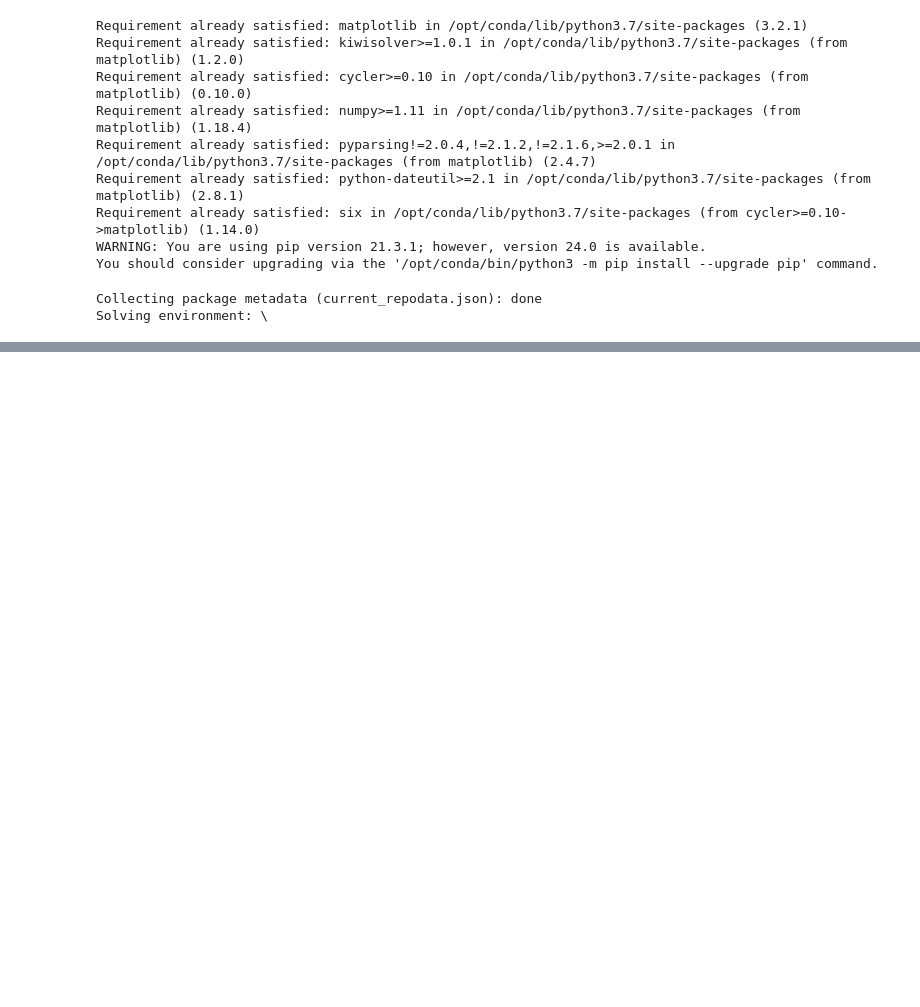
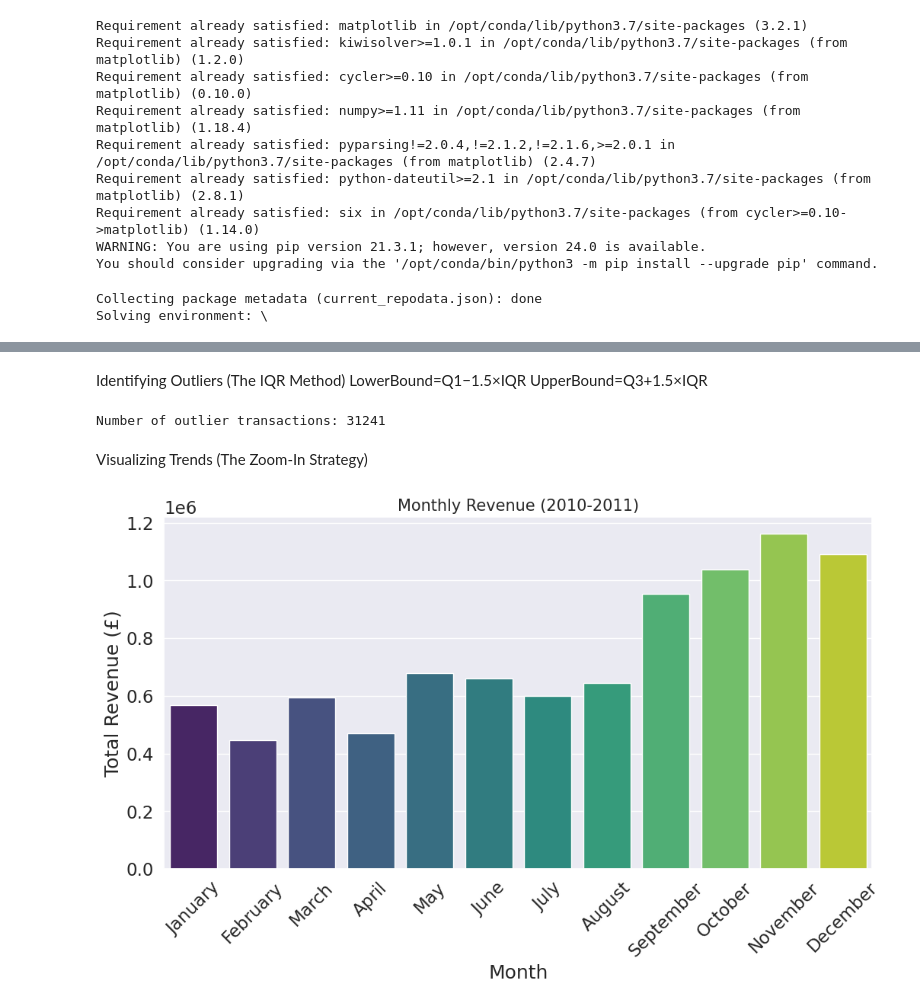
Before and after one commit to dipanburja/Data-analysis-on-retail-data-with-Python, a Jupyter notebook: online_retail.ipynb, the cells around one changed output, grey strips where cells are left out. Drawn from its saved outputs; the diff is of its cells as text; code cells hidden in the pictures; blank space fills up the shorter version.

Commit message:
Complete Online Retail EDA with 4 visualizations and updated README

```diff
--- a/online_retail.ipynb
+++ b/online_retail.ipynb
@@ -134,0 +160,6 @@ cs_df = pd.read_excel(io=r'../download/Online Retail.xlsx')
+# %%
+from google.colab import drive
+drive.mount('/content/drive')
+
+# Then load from your specific Drive folder
+df = pd.read_excel('/content/drive/MyDrive/Colab Notebooks/Online Retail.xlsx')
@@ -134,0 +242,23 @@ cs_df = pd.read_excel(io=r'../download/Online Retail.xlsx')
+# %%
+# 1. Drop rows where CustomerID is null (we can't track behavior without IDs)
+df_clean = df.dropna(subset=['CustomerID'])
+
+# 2. Remove cancelled orders (InvoiceNo starting with 'C')
+# We use .astype(str) to ensure we can perform string operations
+df_clean = df_clean[~df_clean['InvoiceNo'].astype(str).str.startswith('C')]
+
+# 3. Filter out non-positive Quantities and UnitPrices
+df_clean = df_clean[(df_clean['Quantity'] > 0) & (df_clean['UnitPrice'] > 0)]
+
+# 4. Create TotalPrice column
+df_clean['TotalPrice'] = df_clean['Quantity'] * df_clean['UnitPrice']
+
+# 5. Extract Time features
+df_clean['Month'] = df_clean['InvoiceDate'].dt.month_name()
+df_clean['DayOfWeek'] = df_clean['InvoiceDate'].dt.day_name()
+df_clean['Hour'] = df_clean['InvoiceDate'].dt.hour
+
+# Display the new shape and first few rows
+print(f"Original shape: {df.shape}")
+print(f"Cleaned shape: {df_clean.shape}")
+df_clean.head()
@@ -134,0 +294,36 @@ cs_df = pd.read_excel(io=r'../download/Online Retail.xlsx')
+# %% [markdown]
+Identifying Outliers (The IQR Method)
+LowerBound=Q1−1.5×IQR
+UpperBound=Q3+1.5×IQR
+# %%
+# Example for TotalPrice outliers
+Q1 = df_clean['TotalPrice'].quantile(0.25)
+Q3 = df_clean['TotalPrice'].quantile(0.75)
+IQR = Q3 - Q1
+
+outliers = df_clean[(df_clean['TotalPrice'] < (Q1 - 1.5 * IQR)) |
+                    (df_clean['TotalPrice'] > (Q3 + 1.5 * IQR))]
+
+print(f"Number of outlier transactions: {len(outliers)}")
+# %% [output]
+Number of outlier transactions: 31241
+# %% [markdown]
+Visualizing Trends (The Zoom-In Strategy)
+# %%
+import matplotlib.pyplot as plt
+import seaborn as sns
+
+# Ensure months are in chronological order
+month_order = ['January', 'February', 'March', 'April', 'May', 'June',
+               'July', 'August', 'September', 'October', 'November', 'December']
+
+monthly_sales = df_clean.groupby('Month')['TotalPrice'].sum().reindex(month_order)
+
+plt.figure(figsize=(12, 6))
+sns.barplot(x=monthly_sales.index, y=monthly_sales.values, palette='viridis')
+plt.title('Monthly Revenue (2010-2011)', fontsize=15)
+plt.xticks(rotation=45)
+plt.ylabel('Total Revenue (£)')
+plt.show()
+# %% [output]
+[figure, added]
```
Also changed, not shown: parts of 19 cells of this notebook, 1 other file.
